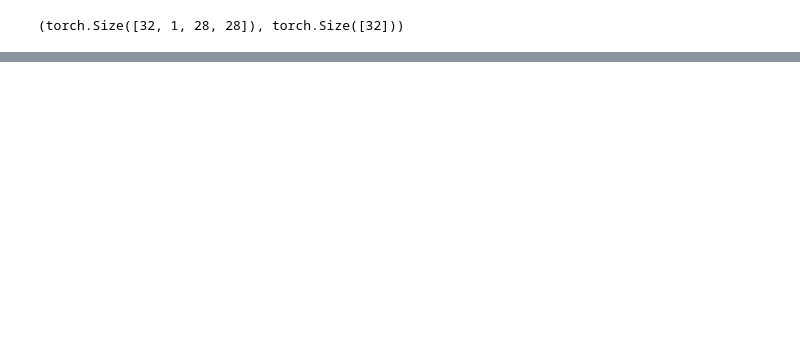
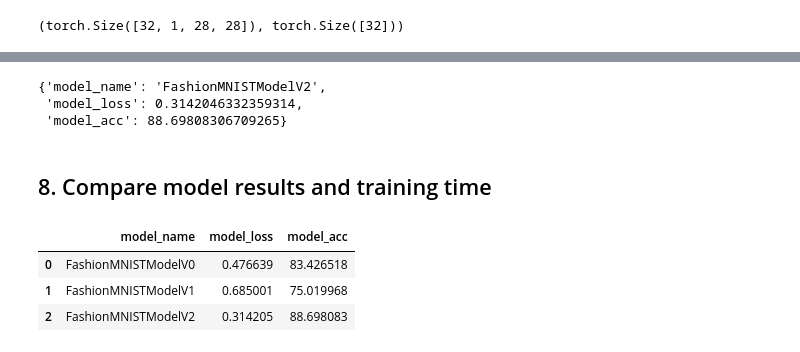
Before and after one commit to khongconlaudau/Pytorch_Deep_Learn, a Jupyter notebook: 03_Pytorch_ComVision.ipynb, the cells around one changed output, grey strips where cells are left out. Cells and saved outputs as stored; diff of their text form; code cells hidden in the pictures; blank space fills up the shorter version.

```diff
--- a/03_Pytorch_ComVision.ipynb
+++ b/03_Pytorch_ComVision.ipynb
@@ -177,0 +736,33 @@ Label: 7, label size: torch.Size([])
+# %%
+# Setup loss and optimizer
+loss_fn = nn.CrossEntropyLoss()
+optimizer = torch.optim.SGD(params=model2.parameters(), lr=0.1)
+# %%
+torch.manual_seed(42)
+
+# Measure time
+from timeit import default_timer as timer
+train_time_start_model2 = timer()
+
+# Train and test model
+epochs = 3
+for epoch in tqdm(range(epochs)):
+    print(f"Epoch: {epoch}\n---------")
+    train_step(data_loader=train_dataloader,
+              model=model2,
+              loss_fn=loss_fn,
+              optimizer=optimizer,
+              accuracy_fn=accuracy_fn,
+              device=device
+              )
+    test_step(data_loader=test_dataloader,
+             model=model2,
+             loss_fn=loss_fn,
+             accuracy_fn=accuracy_fn,
+             device=device
+             )
+
+train_time_end_model2 = timer()
+total_train_time_model2 = print_train_time(start=train_time_start_model2,
+                                           end=train_time_end_model2,
+                                           device=device)
@@ -177,0 +786,14 @@ Label: 7, label size: torch.Size([])
+# %%
+model2_results = eval_model(
+    model=model2,
+    data_loader=test_dataloader,
+    loss_fn=loss_fn,
+    accuracy_fn=accuracy_fn
+)
+model2_results
+# %% [output]
+{'model_name': 'FashionMNISTModelV2',
+ 'model_loss': 0.3142046332359314,
+ 'model_acc': 88.69808306709265}
+# %% [markdown]
+## 8. Compare model results and training time
@@ -177,0 +802,8 @@ Label: 7, label size: torch.Size([])
+# %%
+compare_results = pd.DataFrame([model0_results, model_1_results, model2_results] )
+compare_results
+# %% [output]
+|  | model_name | model_loss | model_acc |
+| 0 | FashionMNISTModelV0 | 0.476639 | 83.426518 |
+| 1 | FashionMNISTModelV1 | 0.685001 | 75.019968 |
+| 2 | FashionMNISTModelV2 | 0.314205 | 88.698083 |
```
Also changed, not shown: parts of 57 cells of this notebook.
